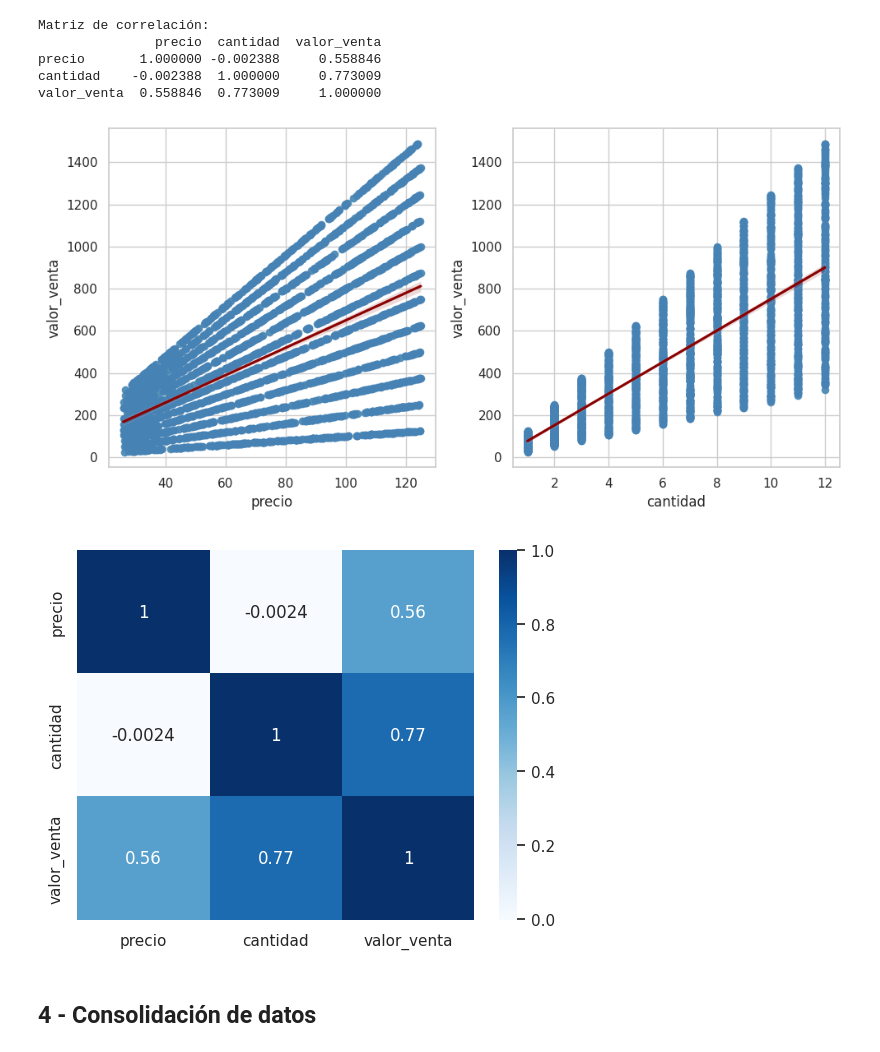
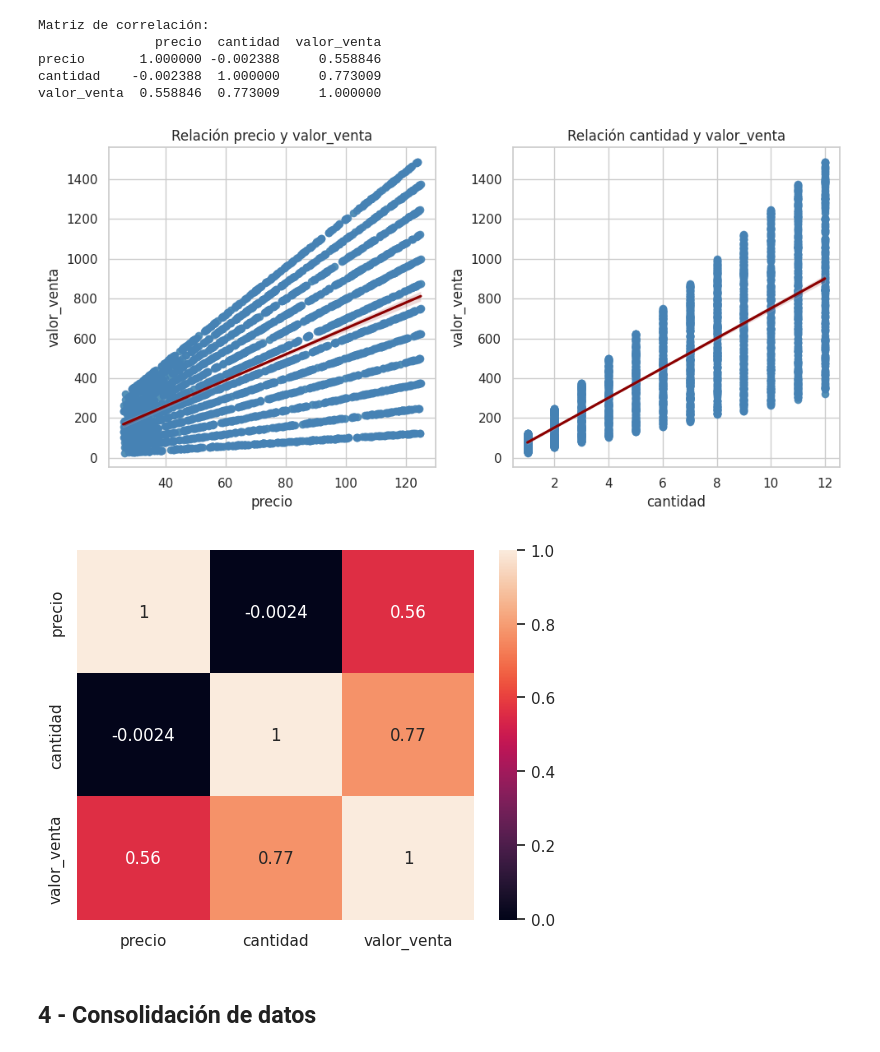
Before and after one commit to FerJGit/TT-2C2025-Data-Analitycs-Notebooks, a Jupyter notebook: EntregaFinal/Mis_Archivos/EntregaFinal.ipynb, the cells around one changed output. Drawn from its saved outputs; the diff is of its cells as text; code cells hidden in the pictures.

```diff
--- a/EntregaFinal/Mis_Archivos/EntregaFinal.ipynb
+++ b/EntregaFinal/Mis_Archivos/EntregaFinal.ipynb
@@ -1170,13 +1166,13 @@ plt.show()
 # %% [output]
 [figure]
 # %%
-# Histograma cantidades
+# Histograma de cantidades
 
 # Estilo y tamaños
-sns.set_theme(style="darkgrid", palette="deep") # deep, muted, bright, Set1, Set2, Set3
+sns.set_theme(style="whitegrid", palette="deep") # deep, muted, bright, Set1, Set2, Set3
 plt.figure(figsize=(10, 6))
 
-# Graficamos
+# Grafico
 sns.histplot(data=df_ventas, x="cantidad", bins="auto", kde=True)
 
 # Títulos y leyendas
@@ -1187,13 +1183,13 @@ plt.show()
 # %% [output]
 [figure]
 # %%
-# Histograma ventas_totales
+# Histograma de ventas_totales
 
 # Estilo y tamaños
-sns.set_theme(style="darkgrid", palette="deep") # deep, muted, bright, Set1, Set2, Set3
+sns.set_theme(style="ticks", palette="deep") # deep, muted, bright, Set1, Set2, Set3
 plt.figure(figsize=(10, 6))
 
-# Graficamos
+# Grafico
 sns.histplot(data=df_ventas, x="valor_venta", bins="auto", kde=True)
 
 # Títulos y leyendas
@@ -1206,16 +1202,16 @@ plt.show()
 # %%
-# Histograma costo marketing
+# Histograma de costo marketing
 
 # Estilo y tamaños
-sns.set_theme(style="darkgrid", palette="deep") # deep, muted, bright, Set1, Set2, Set3
+sns.set_theme(style="darkgrid", palette="colorblind") # deep, muted, bright, Set1, Set2, Set3
 plt.figure(figsize=(10, 6))
 
-# Graficamos
+# Grafico
 sns.histplot(data=df_marketing, x="costo", bins="auto", kde=True)
 
 # Títulos y leyendas
-plt.title("Histograma de Precios")
-plt.xlabel("Precio")
+plt.title("Histograma de Costos de Marketing")
+plt.xlabel("Costo")
 plt.ylabel("Frecuencia")
 plt.show()
 # %% [output]
@@ -1253,13 +1249,13 @@ plt.show()
 # %% [output]
 [figure]
 # %%
-# Boxplot marketing
+# Boxplot de marketing
 
 # Estilo y tamaños
-sns.set_theme(style="darkgrid", palette="Set3") # deep, muted, bright, Set1, Set2, Set3
+sns.set_theme(style="whitegrid", palette="Set3") # deep, muted, bright, Set1, Set2, Set3
 plt.figure(figsize=(12, 6))
 
-# Graficamos
+# Grafico
 sns.boxplot(data=df_marketing, x="canal", y="costo")
 # sns.boxplot(data=df_marketing, y="costo") # asi grafico costo para todos los canales
 
@@ -1289,12 +1285,14 @@ precio       1.000000 -0.002388     0.558846
 cantidad    -0.002388  1.000000     0.773009
 valor_venta  0.558846  0.773009     1.000000
 # %%
-# Representamos las variables en un scatterplot o gráfico de dispersión
-# Y agregamos una línea de tendencia
+# Represento las variables en un scatterplot o gráfico de dispersión
+# Y agrego una línea de tendencia
 
 plt.figure(figsize=(10,5))
 
+# precio y valor_venta
 plt.subplot(1,2,1)
+plt.title("Relación precio y valor_venta")
 sns.scatterplot(data=df_ventas, x="precio", y="valor_venta")
 # agrega una linea de regresion
 sns.regplot(
@@ -1305,7 +1303,10 @@ sns.regplot(
     line_kws={"color": "darkred", "label": "Recta de regresión"}
 )
 
+
+# cantidad y valor_venta
 plt.subplot(1,2,2)
+plt.title("Relación cantidad y valor_venta")
 sns.scatterplot(data=df_ventas, x="cantidad", y="valor_venta")
 sns.regplot(
     data=df_ventas,
@@ -1314,16 +1315,19 @@ sns.regplot(
     color="steelblue",
     line_kws={"color": "darkred", "label": "Recta de regresión"}
 )
+
+# Los distribuyo para que no se peguen
 plt.tight_layout()
+
 plt.show()
 # %% [output]
-[figure, old version]
+[figure, new version]
 # %%
-# Creamos un mapa de calor para representar la matríz de correlación
-sns.heatmap(correlacion, annot=True, cmap="Blues") # cmap = Blues, Greens, rocket
+# Creo un mapa de calor para representar la matríz de correlación
+sns.heatmap(correlacion, annot=True, cmap="rocket") # cmap = Blues, Greens, rocket
 plt.show()
 # %% [output]
-[figure, old version]
+[figure, new version]
 # %% [markdown]
 ## 4 - Consolidación de datos
 # %% [markdown]
```
Also changed, not shown: parts of 38 cells of this notebook.
